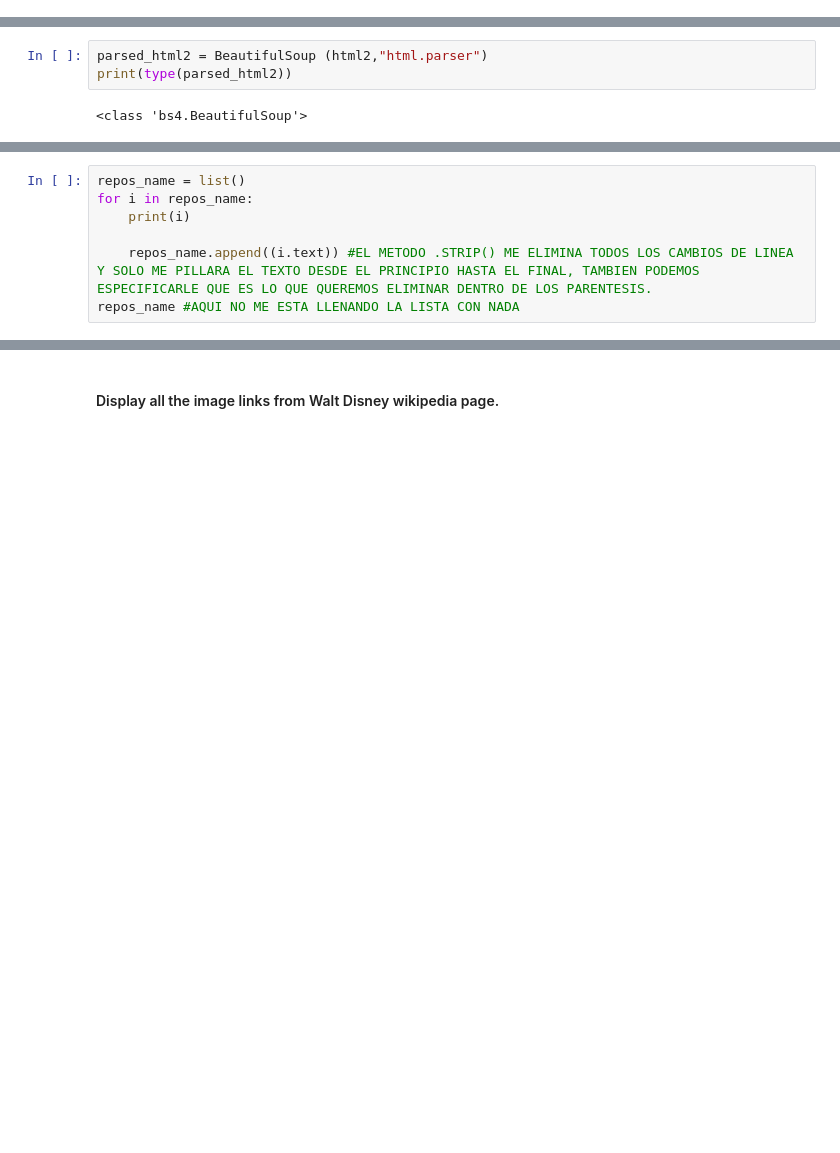
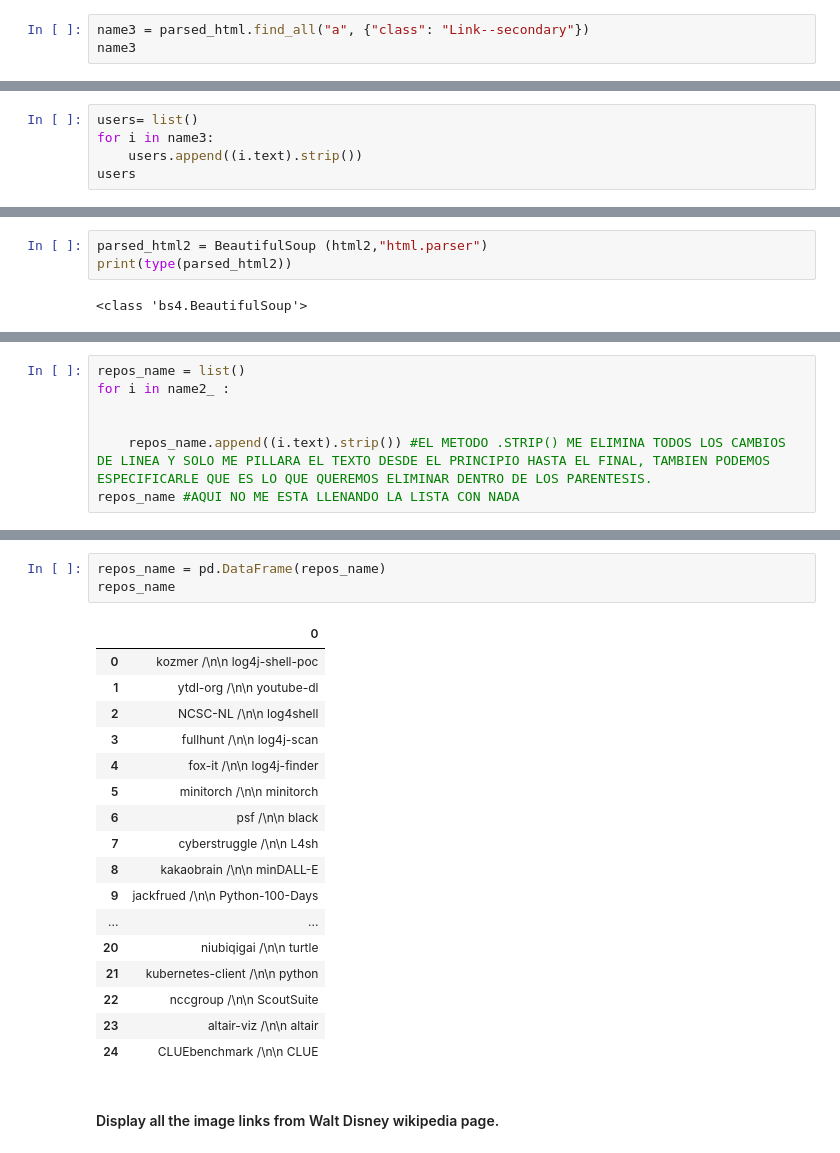
Before and after one commit to montesgrande95/dataptmad1121_labs, a Jupyter notebook: extra-work/m1/lab-web-scraping/your-code/main.ipynb, the cells around one changed output, grey strips where cells are left out. Drawn from its saved outputs; the diff is of its cells as text; blank space fills up the shorter version.

```diff
--- a/extra-work/m1/lab-web-scraping/your-code/main.ipynb
+++ b/extra-work/m1/lab-web-scraping/your-code/main.ipynb
@@ -172,0 +194,3 @@ developers
+# %%
+name3 = parsed_html.find_all("a", {"class": "Link--secondary"})
+name3
@@ -172,0 +215,5 @@ developers
+# %%
+users= list()
+for i in name3:
+    users.append((i.text).strip())
+users
@@ -207,9 +272,9 @@ name2_
  </a> </h1>]
 # %%
 repos_name = list()
-for i in repos_name:
-    print(i)
+for i in name2_ :
 
-    repos_name.append((i.text)) #EL METODO .STRIP() ME ELIMINA TODOS LOS CAMBIOS DE LINEA Y SOLO ME PILLARA EL TEXTO DESDE EL PRINCIPIO HASTA EL FINAL, TAMBIEN PODEMOS ESPECIFICARLE QUE ES LO QUE QUEREMOS ELIMINAR DENTRO DE LOS PARENTESIS.
+
+    repos_name.append((i.text).strip()) #EL METODO .STRIP() ME ELIMINA TODOS LOS CAMBIOS DE LINEA Y SOLO ME PILLARA EL TEXTO DESDE EL PRINCIPIO HASTA EL FINAL, TAMBIEN PODEMOS ESPECIFICARLE QUE ES LO QUE QUEREMOS ELIMINAR DENTRO DE LOS PARENTESIS.
 repos_name #AQUI NO ME ESTA LLENANDO LA LISTA CON NADA
 # %% [output]
@@ -217,3 +298,24 @@ repos_name #AQUI NO ME ESTA LLENANDO LA LISTA CON NADA
+# %%
+repos_name = pd.DataFrame(repos_name)
+repos_name
+# %% [output]
+|  | 0 |
+| 0 | kozmer /\n\n log4j-shell-poc |
+| 1 | ytdl-org /\n\n youtube-dl |
+| 2 | NCSC-NL /\n\n log4shell |
+| 3 | fullhunt /\n\n log4j-scan |
+| 4 | fox-it /\n\n log4j-finder |
+| 5 | minitorch /\n\n minitorch |
+| 6 | psf /\n\n black |
+| 7 | cyberstruggle /\n\n L4sh |
+| 8 | kakaobrain /\n\n minDALL-E |
+| 9 | jackfrued /\n\n Python-100-Days |
+| ... | ... |
+| 20 | niubiqigai /\n\n turtle |
+| 21 | kubernetes-client /\n\n python |
+| 22 | nccgroup /\n\n ScoutSuite |
+| 23 | altair-viz /\n\n altair |
+| 24 | CLUEbenchmark /\n\n CLUE |
 # %% [markdown]
 #### Display all the image links from Walt Disney wikipedia page.
 # %%
```
Also changed, not shown: parts of 10 cells of this notebook.
